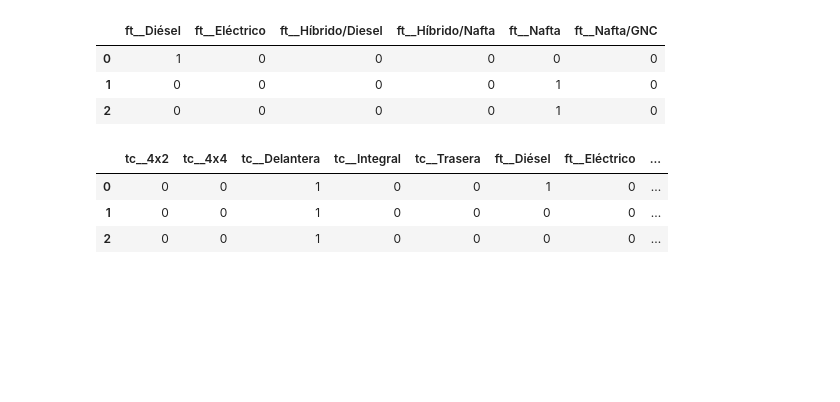
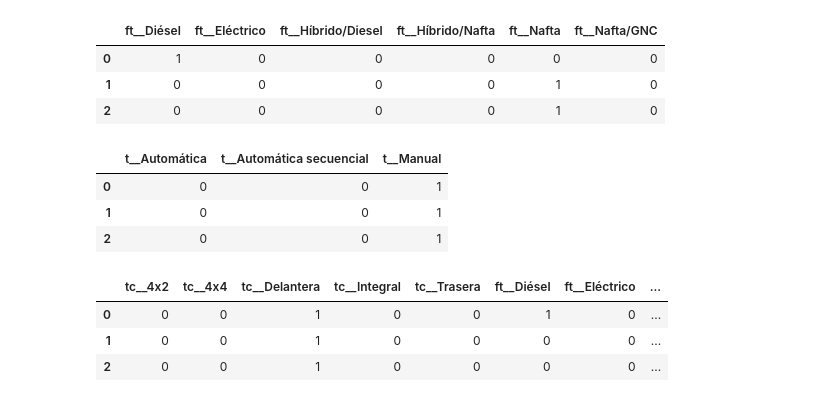
Before and after one commit to arielRas/UsedCarPricePredict-MercadoLibre, a Jupyter notebook: Model.ipynb, the cells around one changed output. Drawn from its saved outputs; the diff is of its cells as text; code cells hidden in the pictures; blank space fills up the shorter version.

```diff
--- a/Model.ipynb
+++ b/Model.ipynb
@@ -11,3 +75,7 @@ df = pd.read_csv('publications_clean.csv')
+# %%
+df = df.loc[df.usd_price <= 40000].reset_index()
+
+del predict, outliers, mcd
 # %% [markdown]
 ### Tratamiento de variables cualitativas
 # %%
@@ -28,5 +96,14 @@ fuel_type.head(3)
 | 0 | 1 | 0 | 0 | 0 | 0 | 0 |
 | 1 | 0 | 0 | 0 | 0 | 1 | 0 |
 | 2 | 0 | 0 | 0 | 0 | 1 | 0 |
+# %%
+#CODIFICACION DE VARIABLE CUALITATIVA FUEL_TYPE
+transmission = pd.get_dummies(df.transmission, prefix='t_', dtype=int)
+transmission.head(3)
+# %% [output]
+|  | t__Automática | t__Automática secuencial | t__Manual |
+| 0 | 0 | 0 | 1 |
+| 1 | 0 | 0 | 1 |
+| 2 | 0 | 0 | 1 |
 # %%
 #UNION DE VARIABLES
```
Also changed, not shown: parts of 11 cells of this notebook.
